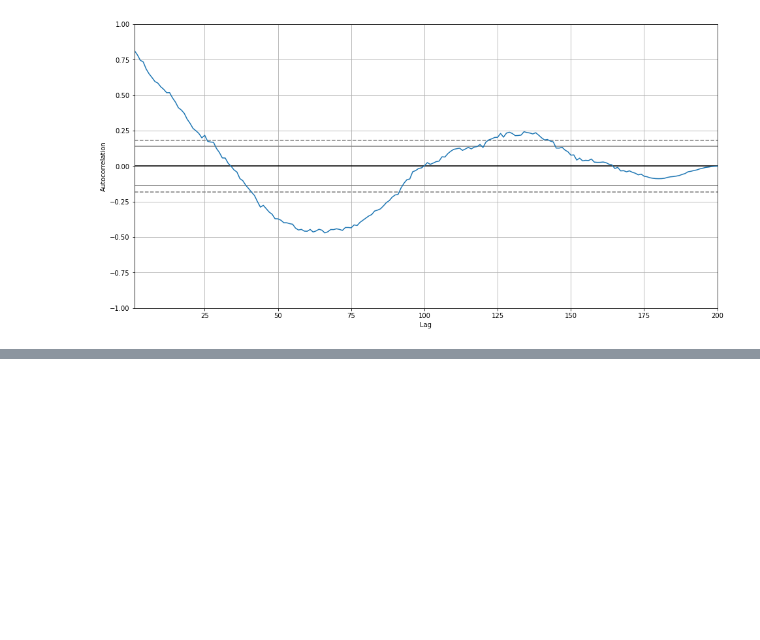
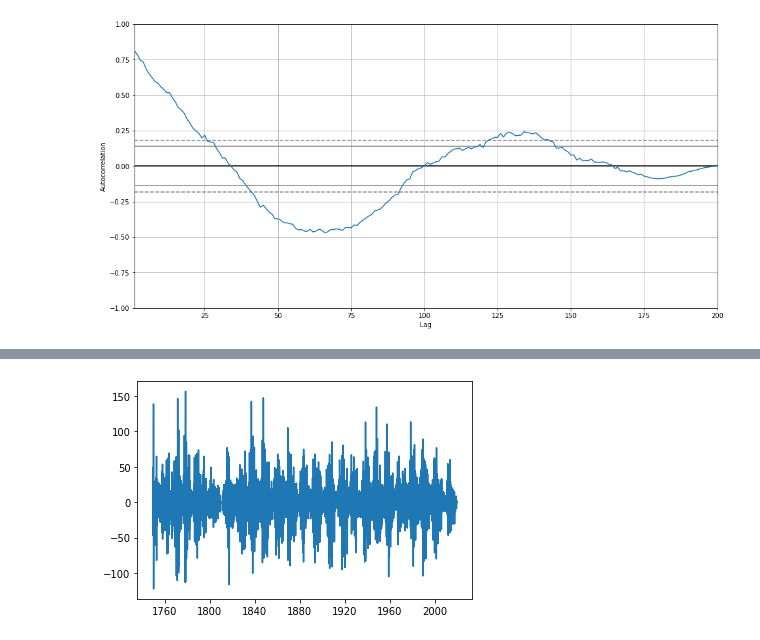
Before and after one commit to Stunba/MachineLearning2, a Jupyter notebook: lab8/ml-lab8.ipynb, the cells around one changed output, grey strips where cells are left out. Cells and saved outputs as stored; diff of their text form; code cells hidden in the pictures; blank space fills up the shorter version.

```diff
--- a/lab8/ml-lab8.ipynb
+++ b/lab8/ml-lab8.ipynb
@@ -104 +105,7 @@ plt.tight_layout()
 <Figure size 432x288 with 0 Axes>
+# %%
+data_diff = data - data.shift()
+plt.plot(data_diff)
+plt.show()
+# %% [output]
+[figure, added]
```
Also changed, not shown: parts of 25 cells of this notebook, 5 other files.
